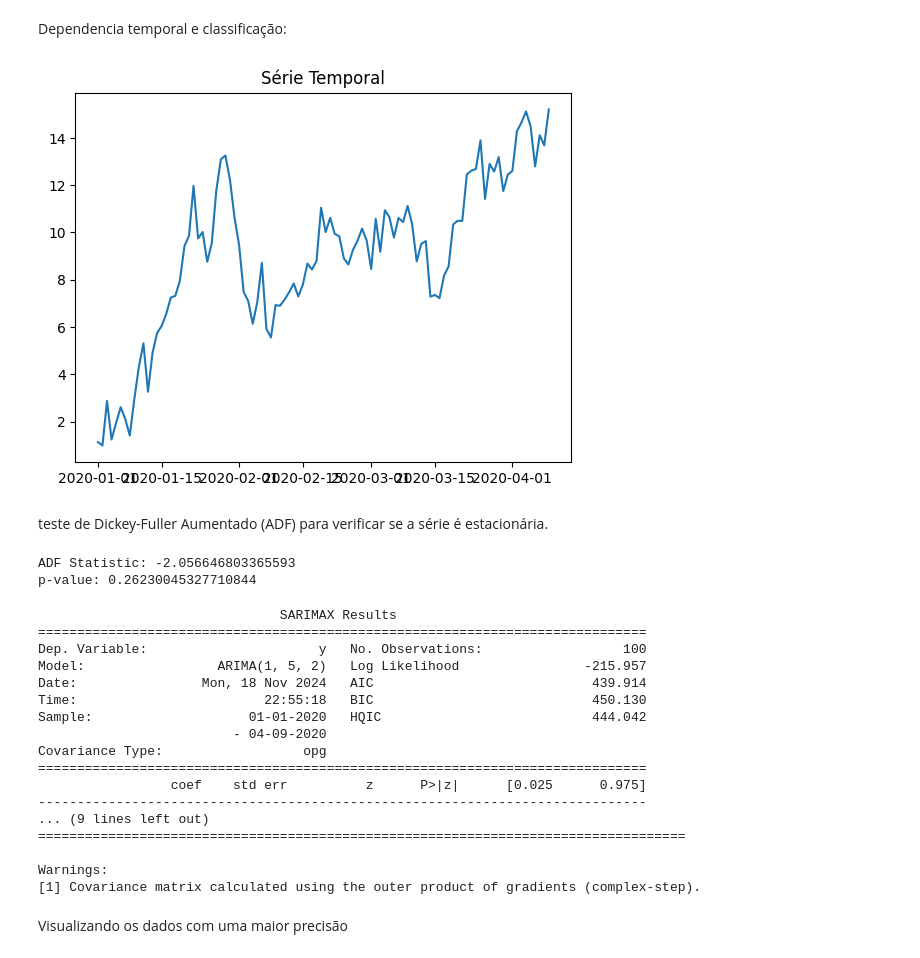
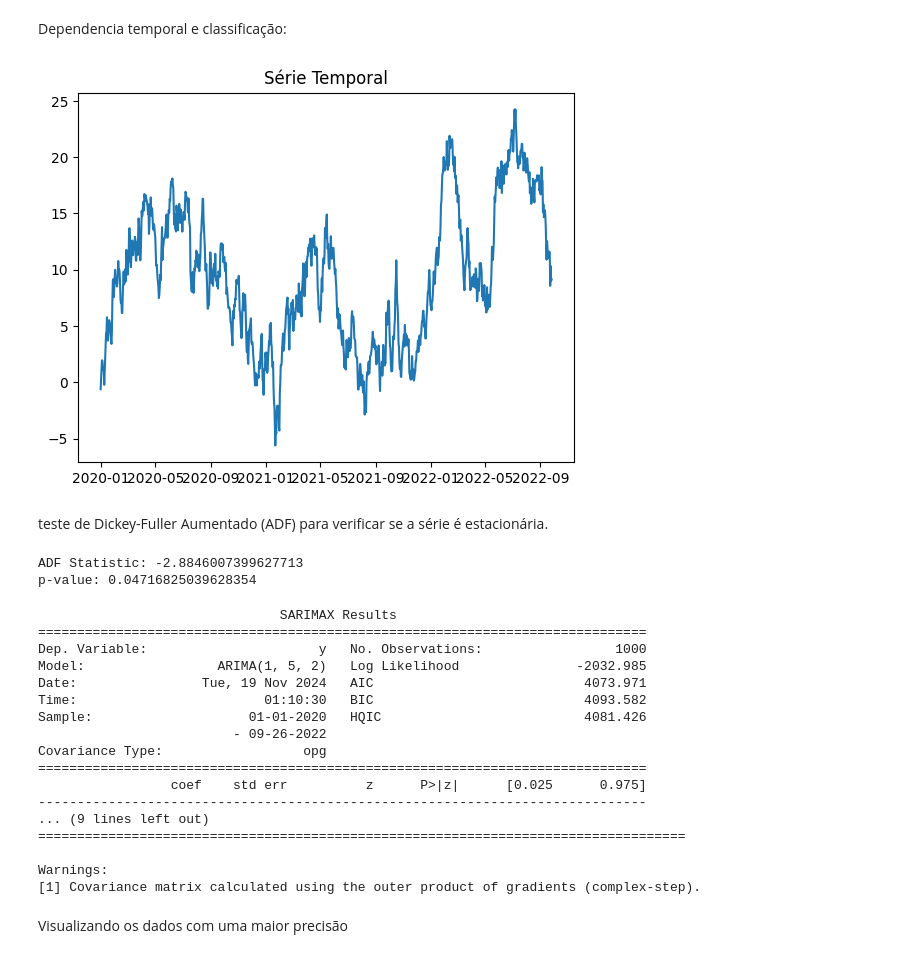
Before and after one commit to GislaineGomes/deco_morse, a Jupyter notebook: _analise_redes_neurais.ipynb, the cells around one changed output. Drawn from its saved outputs; the diff is of its cells as text; code cells hidden in the pictures.

```diff
--- a/_analise_redes_neurais.ipynb
+++ b/_analise_redes_neurais.ipynb
@@ -422,15 +408,15 @@ from statsmodels.tsa.stattools import adfuller
 # %% [markdown]
 Dependencia temporal e classificação:
 # %%
-data = pd.Series(np.random.randn(100).cumsum())
+data = pd.Series(np.random.randn(1000).cumsum())
 data.index = pd.date_range(start="2020-01-01", periods=len(data), freq="D")
 
 # Visualizar a série
 plt.plot(data)
 plt.title("Série Temporal")
 plt.show()
 # %% [output]
-[figure, old version]
+[figure, new version]
 # %% [markdown]
 teste de Dickey-Fuller Aumentado (ADF) para verificar se a série é estacionária.
 # %%
@@ -438,8 +424,8 @@ result = adfuller(data)
 print("ADF Statistic:", result[0])
 print("p-value:", result[1])
 # %% [output]
-ADF Statistic: -2.056646803365593
-p-value: 0.26230045327710844
+ADF Statistic: -2.8846007399627713
+p-value: 0.04716825039628354
 # %%
 model = ARIMA(data, order=(1, 5, 2))
 model_fit = model.fit()
@@ -449,12 +435,12 @@ print(model_fit.summary())
 # %% [output]
                                SARIMAX Results
 ==============================================================================
-Dep. Variable:                      y   No. Observations:                  100
-Model:                 ARIMA(1, 5, 2)   Log Likelihood                -215.957
-Date:                Mon, 18 Nov 2024   AIC                            439.914
-Time:                        22:55:18   BIC                            450.130
-Sample:                    01-01-2020   HQIC                           444.042
-                         - 04-09-2020
+Dep. Variable:                      y   No. Observations:                 1000
+Model:                 ARIMA(1, 5, 2)   Log Likelihood               -2032.985
+Date:                Tue, 19 Nov 2024   AIC                           4073.971
+Time:                        01:10:30   BIC                           4093.582
+Sample:                    01-01-2020   HQIC                          4081.426
+                         - 09-26-2022
 Covariance Type:                  opg
 ==============================================================================
                  coef    std err          z      P>|z|      [0.025      0.975]
```
Also changed, not shown: parts of 17 cells of this notebook.
